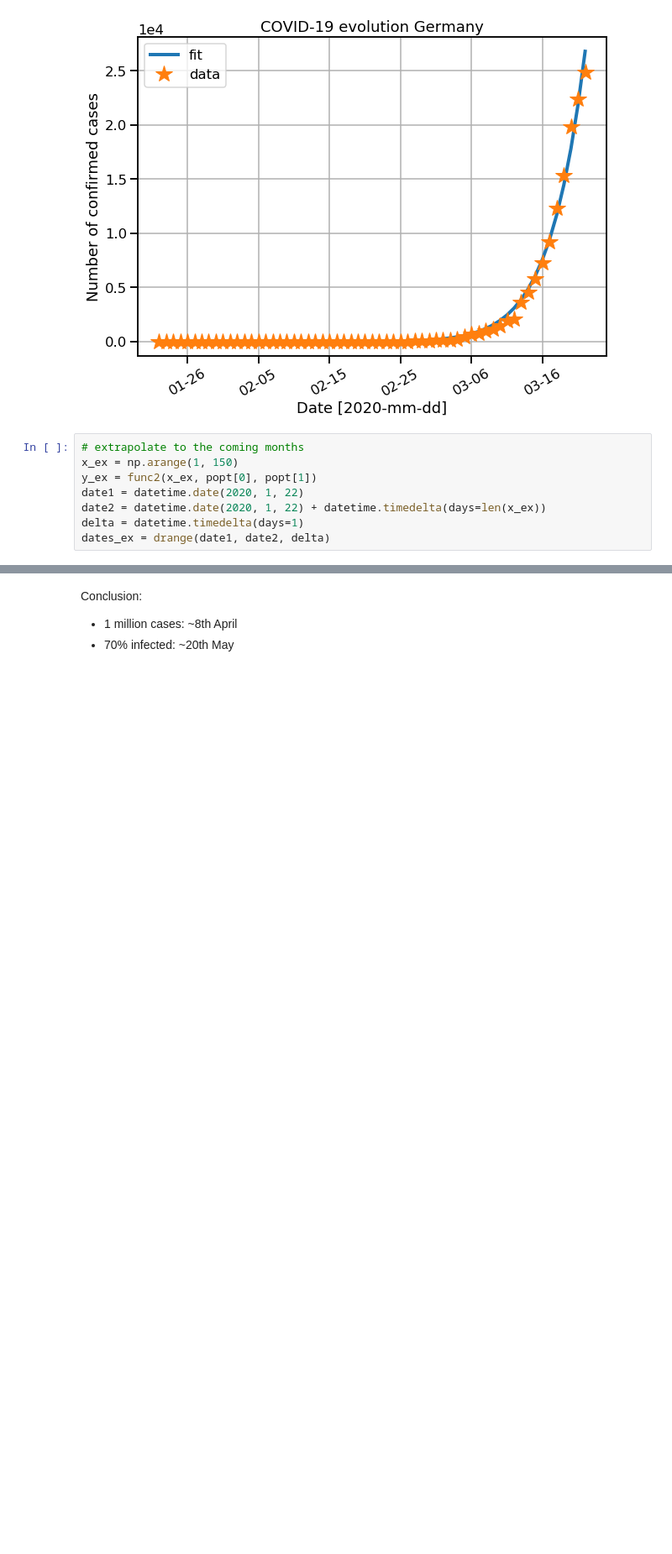
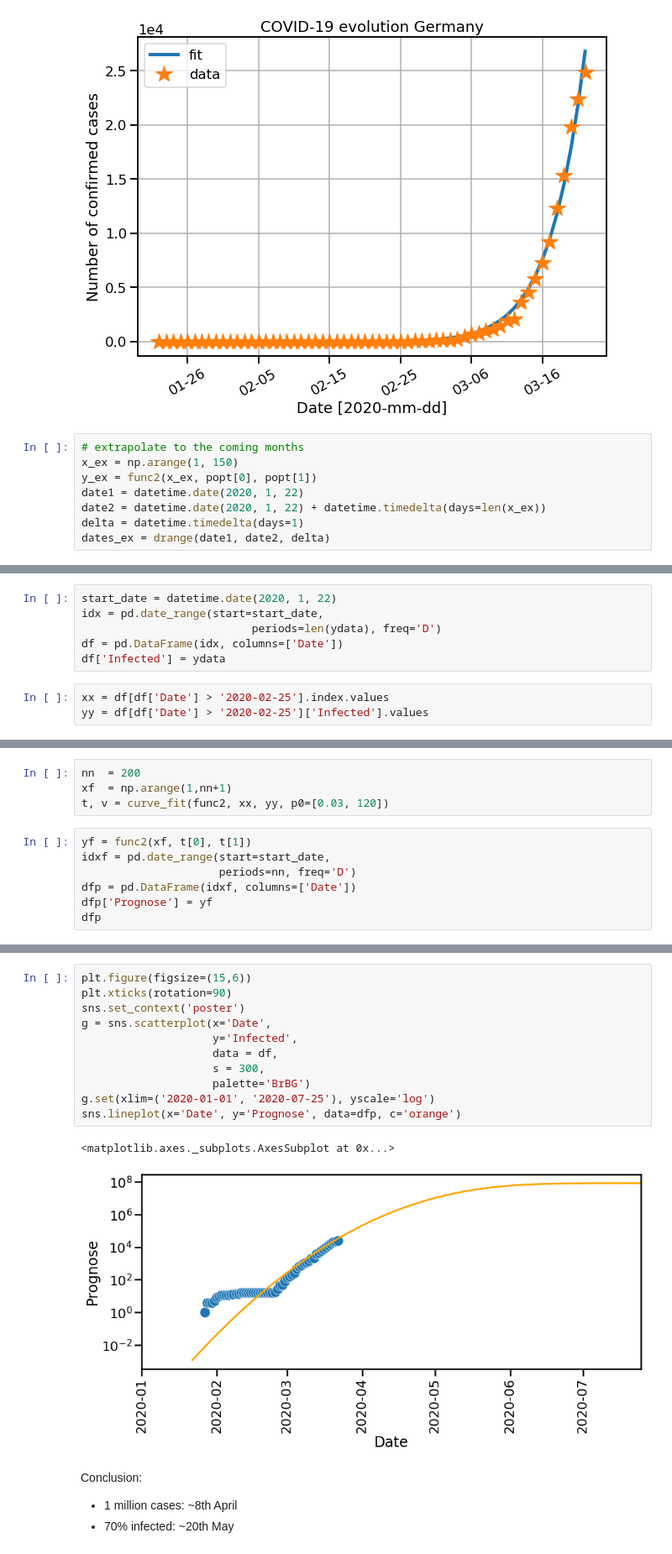
Before and after one commit to circlespace/covid19, a Jupyter notebook: COVID-19_Germany.ipynb, the cells around one changed output, grey strips where cells are left out. Shown at 84% size. Saved outputs shown, nothing was run; the diff lists cells and outputs as text; blank space fills up the shorter version.

Commit message:
1) Pandas and searborn version added. 2) data before 2020-02-25 are discarded at fitting.    No change in overestimation at the end of February.

```diff
--- a/COVID-19_Germany.ipynb
+++ b/COVID-19_Germany.ipynb
@@ -88,3 +81,12 @@ plt.show()
 #fig.savefig('c2.png')
 # %% [output]
 [figure]
+# %%
+start_date = datetime.date(2020, 1, 22)
+idx = pd.date_range(start=start_date,
+                          periods=len(ydata), freq='D')
+df = pd.DataFrame(idx, columns=['Date'])
+df['Infected'] = ydata
+# %%
+xx = df[df['Date'] > '2020-02-25'].index.values
+yy = df[df['Date'] > '2020-02-25']['Infected'].values
@@ -90,0 +98,11 @@ plt.show()
+# %%
+nn  = 200
+xf  = np.arange(1,nn+1)
+t, v = curve_fit(func2, xx, yy, p0=[0.03, 120])
+# %%
+yf = func2(xf, t[0], t[1])
+idxf = pd.date_range(start=start_date,
+                     periods=nn, freq='D')
+dfp = pd.DataFrame(idxf, columns=['Date'])
+dfp['Prognose'] = yf
+dfp
@@ -91,3 +123,17 @@ plt.show()
+# %%
+plt.figure(figsize=(15,6))
+plt.xticks(rotation=90)
+sns.set_context('poster')
+g = sns.scatterplot(x='Date',
+                    y='Infected',
+                    data = df,
+                    s = 300,
+                    palette='BrBG')
+g.set(xlim=('2020-01-01', '2020-07-25'), yscale='log')
+sns.lineplot(x='Date', y='Prognose', data=dfp, c='orange')
+# %% [output]
+<matplotlib.axes._subplots.AxesSubplot at 0x...>
+[figure, added]
 # %% [markdown]
 Conclusion:
 * 1 million cases: ~8th April
```
Also changed, not shown: parts of 7 cells of this notebook.
